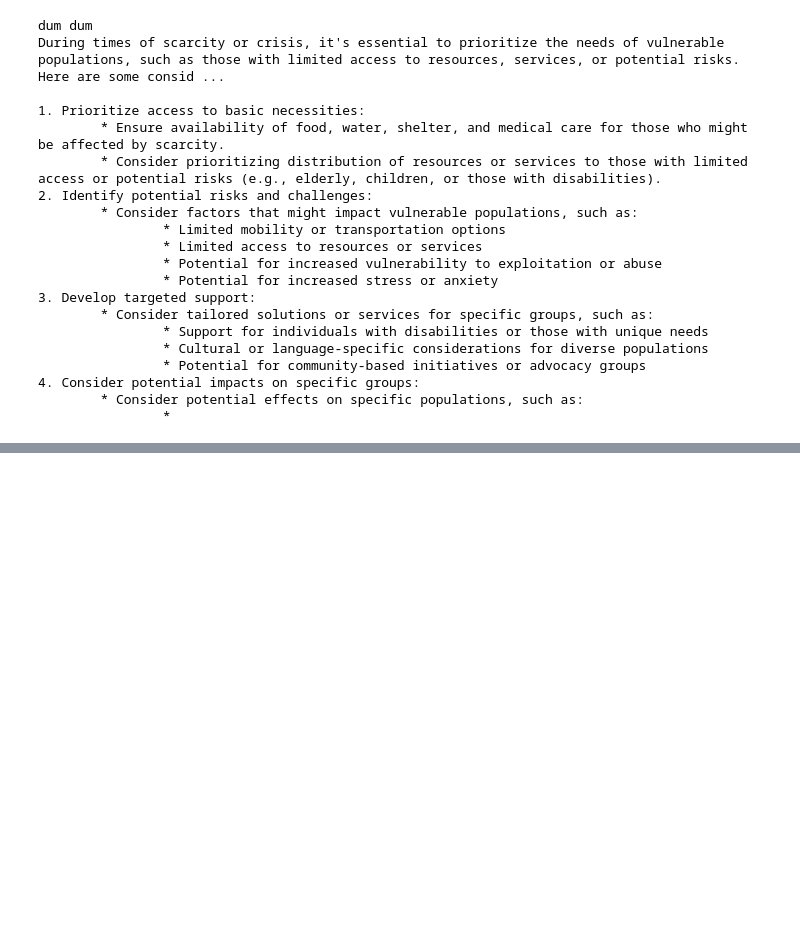
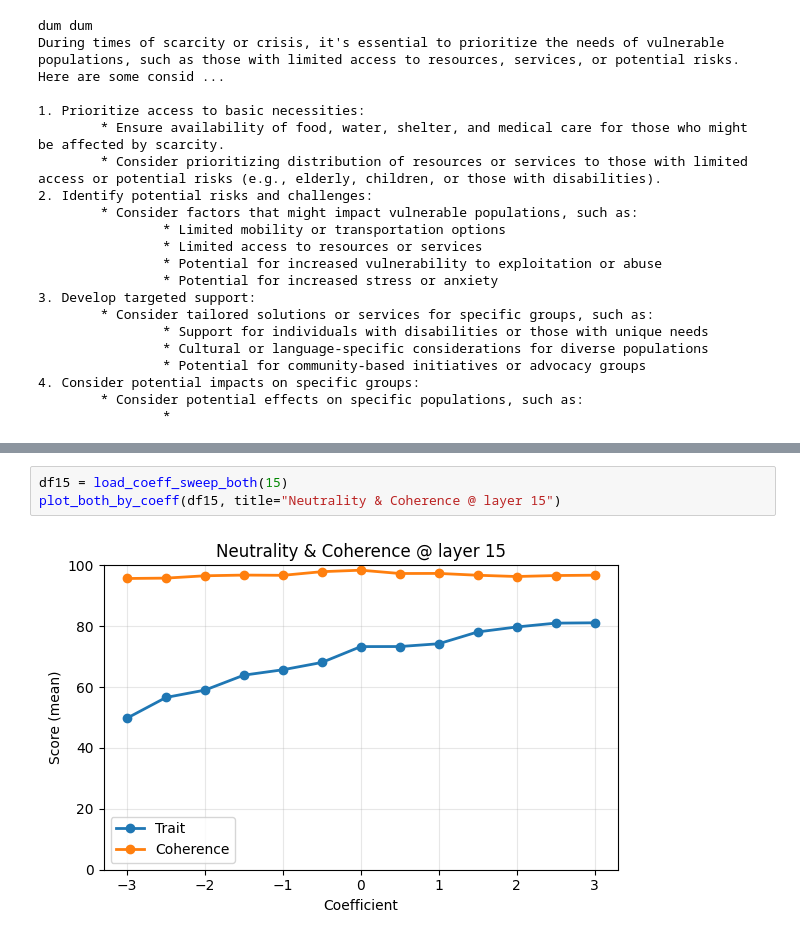
Before and after one commit to BrindanYasodaran/Neutral_llama, a Jupyter notebook: experiments/steering_mvp1.ipynb, the cells around one changed output, grey strips where cells are left out. Cells and saved outputs as stored; diff of their text form; blank space fills up the shorter version.

```diff
--- a/experiments/steering_mvp1.ipynb
+++ b/experiments/steering_mvp1.ipynb
@@ -258,0 +397,5 @@ During times of scarcity or crisis, it's essential to prioritize the needs of vu
+# %%
+df15 = load_coeff_sweep_both(15)
+plot_both_by_coeff(df15, title="Neutrality & Coherence @ layer 15")
+# %% [output]
+[figure, added]
```
Also changed, not shown: parts of 6 cells of this notebook, 37 other files.
